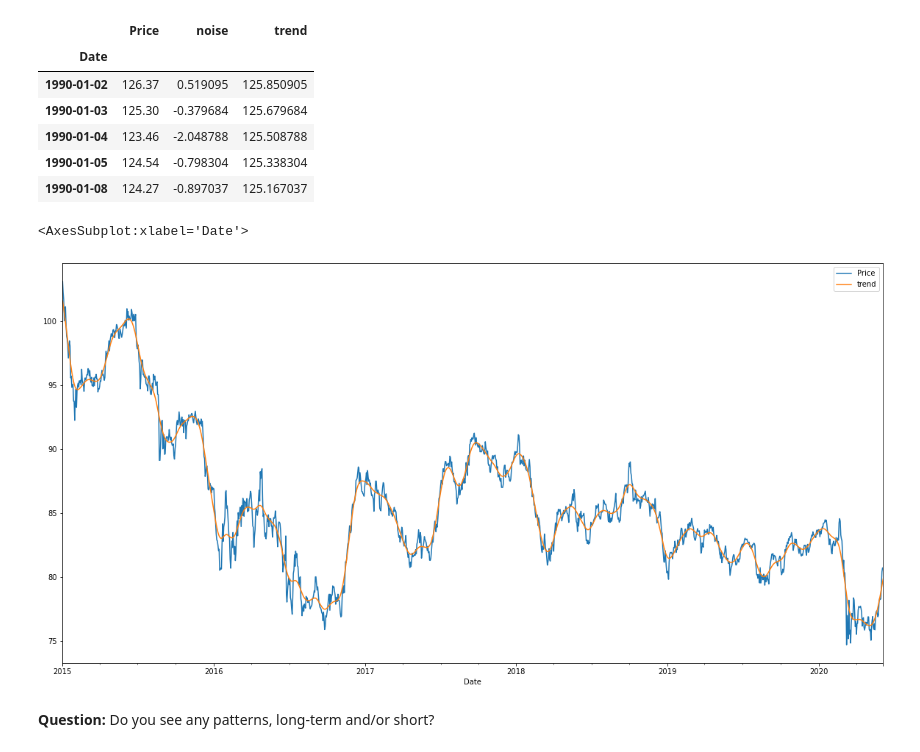
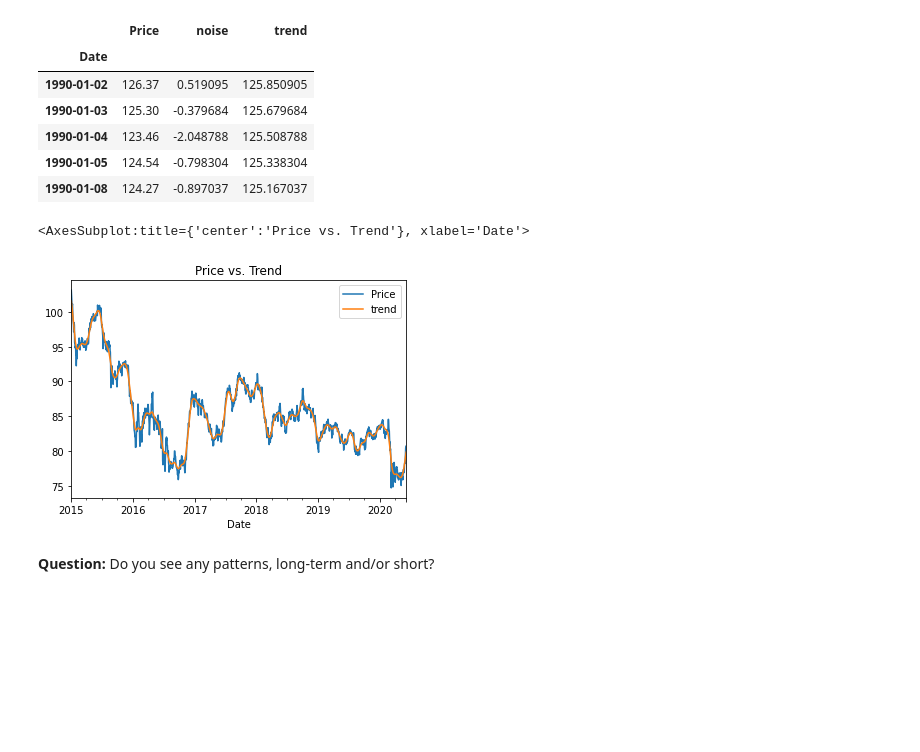
Before and after one commit to GuilleMGN/TimeSeriesForecasting, a Jupyter notebook: time_series_analysis.ipynb, the cells around one changed output. Cells and saved outputs as stored; diff of their text form; code cells hidden in the pictures; blank space fills up the shorter version.

```diff
--- a/time_series_analysis.ipynb
+++ b/time_series_analysis.ipynb
@@ -77,11 +77,11 @@ cad_jpy_HPF.head()
 # %%
 # Plot the Exchange Rate Price vs. the Trend for 2015 to the present
 cad_jpy_ERPvT = cad_jpy_HPF.loc["2015-01-01" :, :]
-cad_jpy_ERPvT = cad_jpy_ERPvT.drop(columns=["noise"])
-cad_jpy_ERPvT.plot(figsize=(20,10))
+cad_jpy_ERPvT = cad_jpy_ERPvT.drop(columns = ["noise"])
+cad_jpy_ERPvT.plot(title = "Price vs. Trend")
 # %% [output]
-<AxesSubplot:xlabel='Date'>
+<AxesSubplot:title={'center':'Price vs. Trend'}, xlabel='Date'>
-[figure, old version]
+[figure, new version]
 # %% [markdown]
 **Question:** Do you see any patterns, long-term and/or short?
 # %% [markdown]
```
Also changed, not shown: parts of 14 cells of this notebook.
